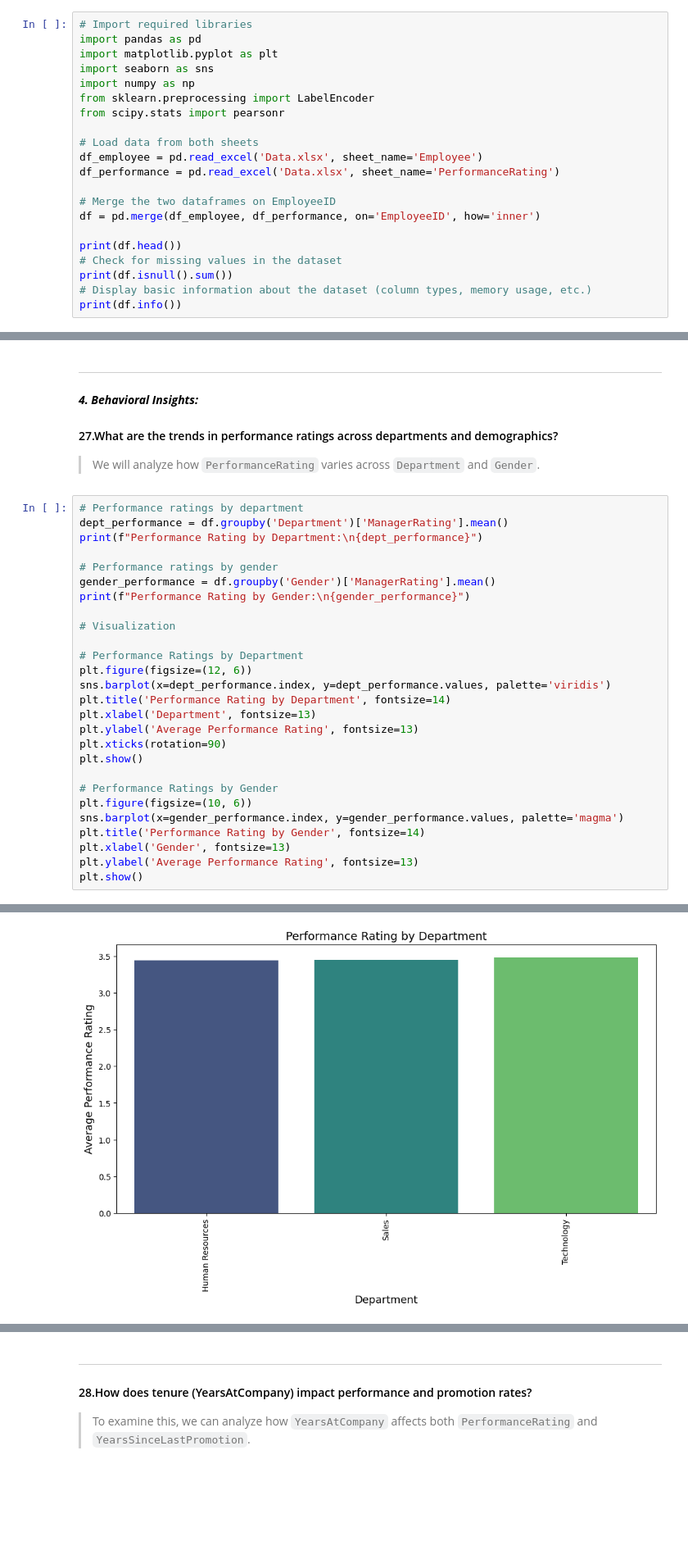
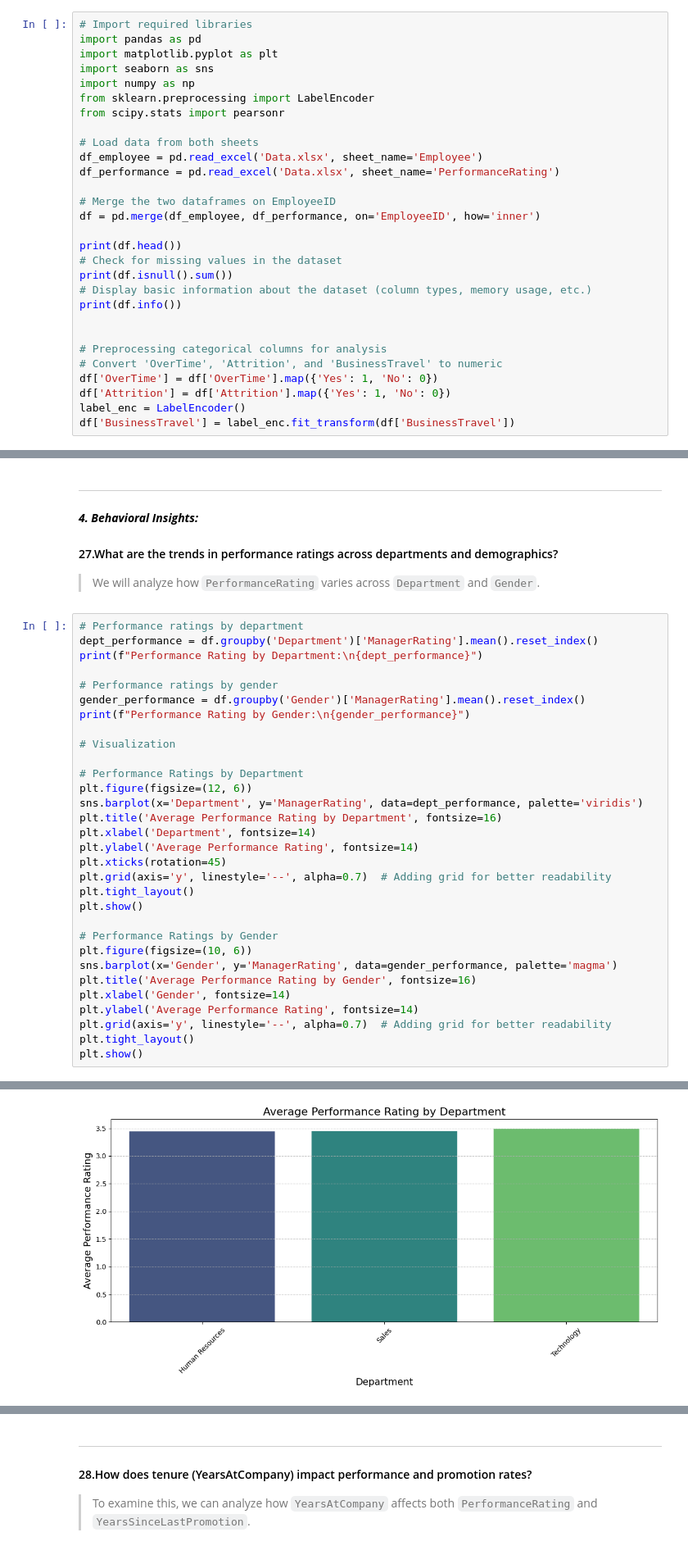
Before and after one commit to 0PeterAdel/Data-Dyanamos, a Jupyter notebook: Project-Operations/06.Data-Analysis/analysis.ipynb, the cells around one changed output, grey strips where cells are left out. Shown at 82% size. Saved outputs shown, nothing was run; the diff lists cells and outputs as text; blank space fills up the shorter version.

```diff
--- a/Project-Operations/06.Data-Analysis/analysis.ipynb
+++ b/Project-Operations/06.Data-Analysis/analysis.ipynb
@@ -19,6 +19,14 @@ print(df.head())
 print(df.isnull().sum())
 # Display basic information about the dataset (column types, memory usage, etc.)
 print(df.info())
+
+
+# Preprocessing categorical columns for analysis
+# Convert 'OverTime', 'Attrition', and 'BusinessTravel' to numeric
+df['OverTime'] = df['OverTime'].map({'Yes': 1, 'No': 0})
+df['Attrition'] = df['Attrition'].map({'Yes': 1, 'No': 0})
+label_enc = LabelEncoder()
+df['BusinessTravel'] = label_enc.fit_transform(df['BusinessTravel'])
 # %% [output]
   EmployeeID FirstName LastName  Gender  Age BusinessTravel Department  \
 0  3012-1A41  Leonelle    Simco  Female   30    Some Travel      Sales
@@ -300,30 +367,34 @@ Technical Degree      94873.552632          0.657895
 >We will analyze how `PerformanceRating` varies across `Department` and `Gender`.
 # %%
 # Performance ratings by department
-dept_performance = df.groupby('Department')['ManagerRating'].mean()
+dept_performance = df.groupby('Department')['ManagerRating'].mean().reset_index()
 print(f"Performance Rating by Department:\n{dept_performance}")
 
 # Performance ratings by gender
-gender_performance = df.groupby('Gender')['ManagerRating'].mean()
+gender_performance = df.groupby('Gender')['ManagerRating'].mean().reset_index()
 print(f"Performance Rating by Gender:\n{gender_performance}")
 
 # Visualization
 
 # Performance Ratings by Department
 plt.figure(figsize=(12, 6))
-sns.barplot(x=dept_performance.index, y=dept_performance.values, palette='viridis')
-plt.title('Performance Rating by Department', fontsize=14)
-plt.xlabel('Department', fontsize=13)
-plt.ylabel('Average Performance Rating', fontsize=13)
-plt.xticks(rotation=90)
+sns.barplot(x='Department', y='ManagerRating', data=dept_performance, palette='viridis')
+plt.title('Average Performance Rating by Department', fontsize=16)
+plt.xlabel('Department', fontsize=14)
+plt.ylabel('Average Performance Rating', fontsize=14)
+plt.xticks(rotation=45)
+plt.grid(axis='y', linestyle='--', alpha=0.7)  # Adding grid for better readability
+plt.tight_layout()
 plt.show()
 
 # Performance Ratings by Gender
 plt.figure(figsize=(10, 6))
-sns.barplot(x=gender_performance.index, y=gender_performance.values, palette='magma')
-plt.title('Performance Rating by Gender', fontsize=14)
-plt.xlabel('Gender', fontsize=13)
-plt.ylabel('Average Performance Rating', fontsize=13)
+sns.barplot(x='Gender', y='ManagerRating', data=gender_performance, palette='magma')
+plt.title('Average Performance Rating by Gender', fontsize=16)
+plt.xlabel('Gender', fontsize=14)
+plt.ylabel('Average Performance Rating', fontsize=14)
+plt.grid(axis='y', linestyle='--', alpha=0.7)  # Adding grid for better readability
+plt.tight_layout()
 plt.show()
 # %% [output]
 Performance Rating by Department:
@@ -345,3 +414,3 @@ Passing `palette` without assigning `hue` is deprecated and will be removed in v
-[figure, old version]
+[figure, new version]
 Passing `palette` without assigning `hue` is deprecated and will be removed in v0.14.0. Assign the `x` variable to `hue` and set `legend=False` for the same effect.
 
```
Also changed, not shown: parts of 38 cells of this notebook.
